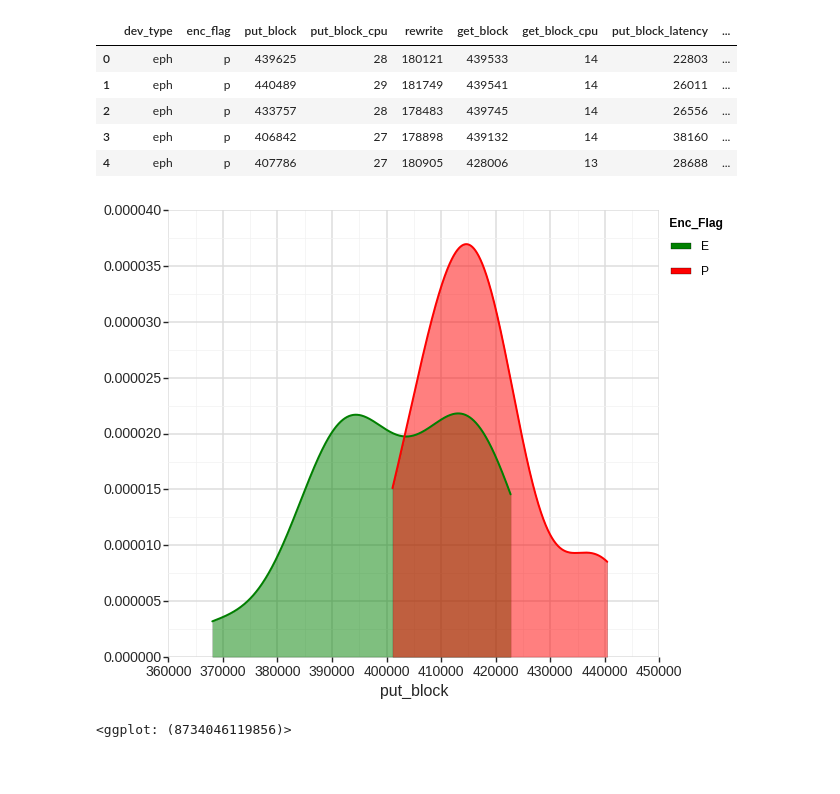
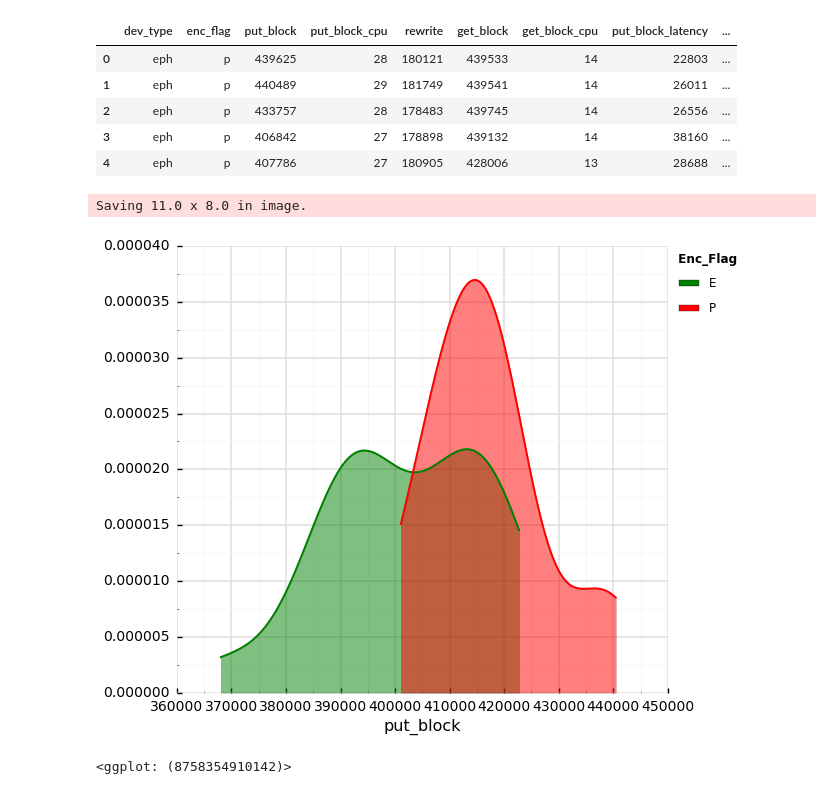
Before and after one commit to philipsoutham/aws-encryption-performance, a Jupyter notebook: To crypto, or not to crypto...-Copy1.ipynb, the cells around one changed output. Cells and saved outputs as stored; diff of their text form; code cells hidden in the pictures; blank space fills up the shorter version.

```diff
--- a/To crypto, or not to crypto...-Copy1.ipynb
+++ b/To crypto, or not to crypto...-Copy1.ipynb
@@ -234,9 +250,13 @@ bonnie.head()
 | 3 | eph | p | 406842 | 27 | 178898 | 439132 | 14 | 38160 | ... |
 | 4 | eph | p | 407786 | 27 | 180905 | 428006 | 13 | 28688 | ... |
 # %%
-ggplot(aes(x="put_block", color="enc_flag",fill="enc_flag"), data=bonnie[bonnie.dev_type == "eph"]) +\
- geom_density(alpha=.5, size=2) +scale_color_manual(values=["green", "red"])+theme_seaborn(context='talk',style="whitegrid")
+s = ggplot(aes(x="put_block", color="enc_flag",fill="enc_flag"), data=bonnie[bonnie.dev_type == "eph"]) +\
+    geom_density(alpha=.5, size=2) +scale_color_manual(values=["green", "red"])+\
+    theme_seaborn(context='talk',style="whitegrid")
+ggsave("/tmp/disk-io-1.png",s,dpi=96)
+s
 # %% [output]
+Saving 11.0 x 8.0 in image.
-[figure, old version]
+[figure, new version]
-<ggplot: (8734046119856)>
+<ggplot: (8758354910142)>
 # %%
```
Also changed, not shown: parts of 13 cells of this notebook.
